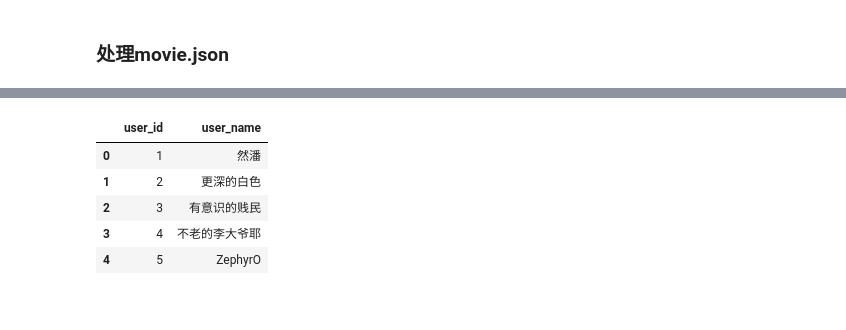
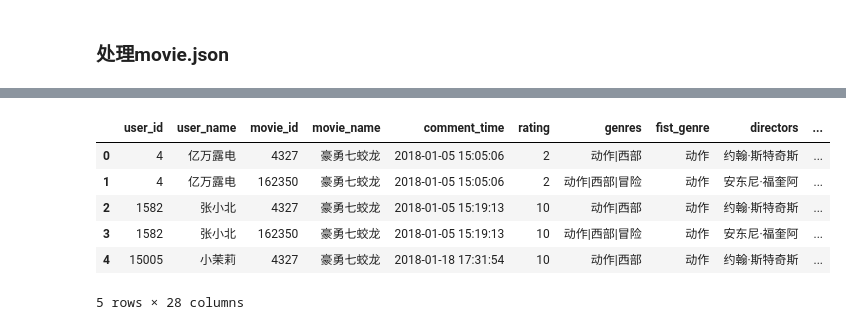
Before and after one commit to ljt270864457/douban_recommend, a Jupyter notebook: notebook/1.etl.ipynb, the cells around one changed output, grey strips where cells are left out. Cells and saved outputs as stored; diff of their text form; code cells hidden in the pictures.

```diff
--- a/notebook/1.etl.ipynb
+++ b/notebook/1.etl.ipynb
@@ -173,19 +241,16 @@ Index(['directors', 'first_director', 'genres', 'fist_genre', 'rating_avg',
 # %%
-df_movie_json = df_movie_json[['movie_id', 'movie_name', 'genres', 'fist_genre', 'directors', 'first_director', 'actors', 'first_actor',
-               'contries', 'first_contry', 'languages','first_language', 'writers', 'first_writer', 'publish_date', 'publish_year',
-               'summary', 'rating_people', 'star_5', 'star_4', 'star_3', 'star_2', 'star_1','rating_avg']].sort_values('movie_id')
-df_movie_json.head()
-df_movie_json.to_csv('../dataset/cleaned_data/movie.csv',index=False)
+df_width = df_width[['user_id', 'user_name', 'movie_id', 'movie_name', 'comment_time', 'rating',
+                     'genres', 'fist_genre', 'directors', 'first_director',
+                     'actors', 'first_actor', 'contries', 'first_contry', 'languages',
+                     'first_language', 'writers', 'first_writer', 'publish_date',
+                     'publish_year', 'summary', 'rating_people', 'star_5', 'star_4',
+                     'star_3', 'star_2', 'star_1', 'rating_avg']]
+df_width.head()
+# %% [output]
+|  | user_id | user_name | movie_id | movie_name | comment_time | rating | genres | fist_genre | directors | ... |
+| 0 | 4 | 亿万露电 | 4327 | 豪勇七蛟龙 | 2018-01-05 15:05:06 | 2 | 动作|西部 | 动作 | 约翰·斯特奇斯 | ... |
+| 1 | 4 | 亿万露电 | 162350 | 豪勇七蛟龙 | 2018-01-05 15:05:06 | 2 | 动作|西部|冒险 | 动作 | 安东尼·福奎阿 | ... |
+| 2 | 1582 | 张小北 | 4327 | 豪勇七蛟龙 | 2018-01-05 15:19:13 | 10 | 动作|西部 | 动作 | 约翰·斯特奇斯 | ... |
+| 3 | 1582 | 张小北 | 162350 | 豪勇七蛟龙 | 2018-01-05 15:19:13 | 10 | 动作|西部|冒险 | 动作 | 安东尼·福奎阿 | ... |
+| 4 | 15005 | 小茉莉 | 4327 | 豪勇七蛟龙 | 2018-01-18 17:31:54 | 10 | 动作|西部 | 动作 | 约翰·斯特奇斯 | ... |
+5 rows × 28 columns
-# %%
-df_user_cleaned = df_comment[['user_name']].drop_duplicates(ignore_index=True).reset_index()
-df_user_cleaned['index']=df_user_cleaned['index']+1
-df_user_cleaned.columns = ['user_id','user_name']
-df_user_cleaned.to_csv('../dataset/cleaned_data/user.csv',index=False)
-df_user_cleaned.head()
-# %% [output]
-|  | user_id | user_name |
-| 0 | 1 | 然潘 |
-| 1 | 2 | 更深的白色 |
-| 2 | 3 | 有意识的贱民 |
-| 3 | 4 | 不老的李大爷耶 |
-| 4 | 5 | ZephyrO |
```
Also changed, not shown: parts of 18 cells of this notebook, 3 other files.
